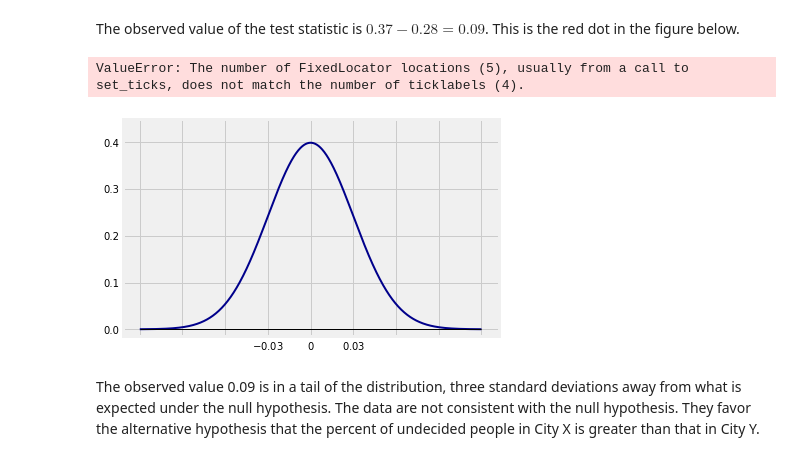
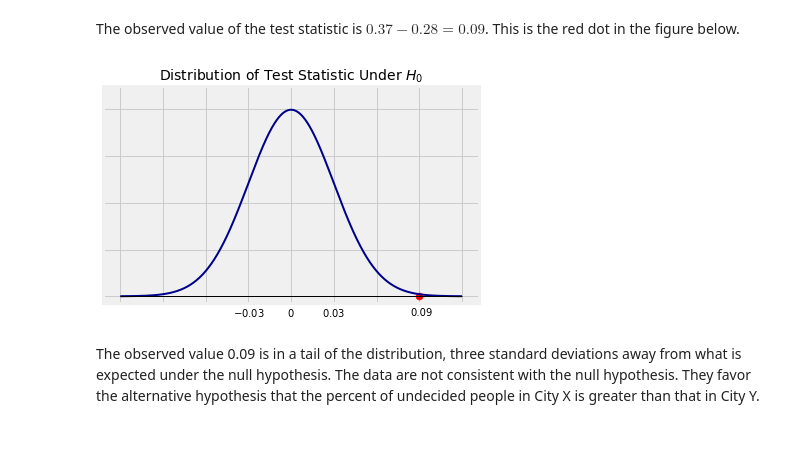
Before and after one commit to stat88/textbook, a Jupyter notebook: _build/jupyter_execute/content/Chapter_10/04_The_Normal_Distribution.ipynb, the cells around one changed output. Saved outputs shown, nothing was run; the diff lists cells and outputs as text; code cells hidden in the pictures.

Commit message:
Fixed error in normal plot in 10.4.5

```diff
--- a/_build/jupyter_execute/content/Chapter_10/04_The_Normal_Distribution.ipynb
+++ b/_build/jupyter_execute/content/Chapter_10/04_The_Normal_Distribution.ipynb
@@ -280,21 +280,20 @@ The observed value of the test statistic is $0.37 - 0.28 = 0.09$. This is the re
 # %%
 # NO CODE
 
 z = np.arange(-4, 4.01, .01)
 phi = stats.norm.pdf(z)
 plt.plot(z, phi, color='darkblue', lw=2)
 plt.plot([-4, 4], [0, 0], color='k', lw=1)
 x_tick_labels = ['', '', '', '$-0.03$', '$0$', '$0.03$', '', '', '']
 plt.xticks(np.arange(-4, 4.01), x_tick_labels)
 plt.ylim(-0.015, 0.45)
-plt.yticks(np.arange(0, 0.41, 0.1), 4*[''])
+plt.yticks(np.arange(0, 0.41, 0.1), 5*[''])
 plt.ylabel('')
 z = 0.09/0.03
 plt.scatter(z, 0, color='red', s=50)
 plt.text(z-0.2, -0.0425, '0.09')
 plt.title('Distribution of Test Statistic Under $H_0$', fontsize=14);
 # %% [output]
-ValueError: The number of FixedLocator locations (5), usually from a call to set_ticks, does not match the number of ticklabels (4).
-[figure, old version]
+[figure, new version]
 # %% [markdown]
 The observed value 0.09 is in a tail of the distribution, three standard deviations away from what is expected under the null hypothesis. The data are not consistent with the null hypothesis. They favor the alternative hypothesis that the percent of undecided people in City X is greater than that in City Y.
```
Also changed, not shown: 7 other files.
